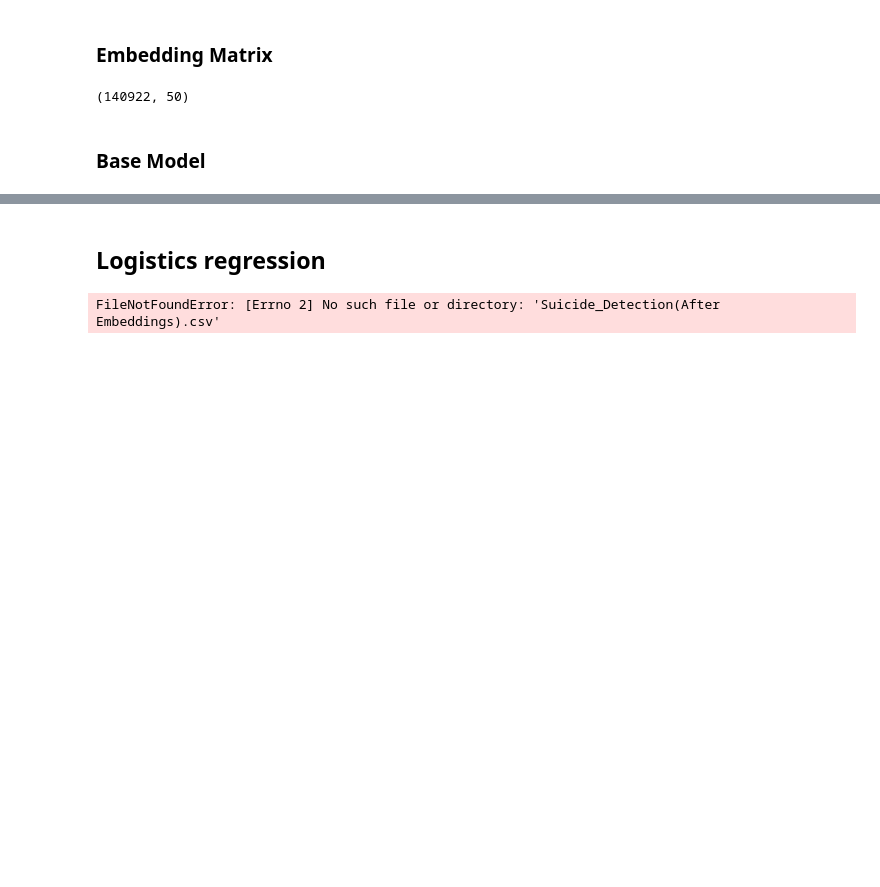
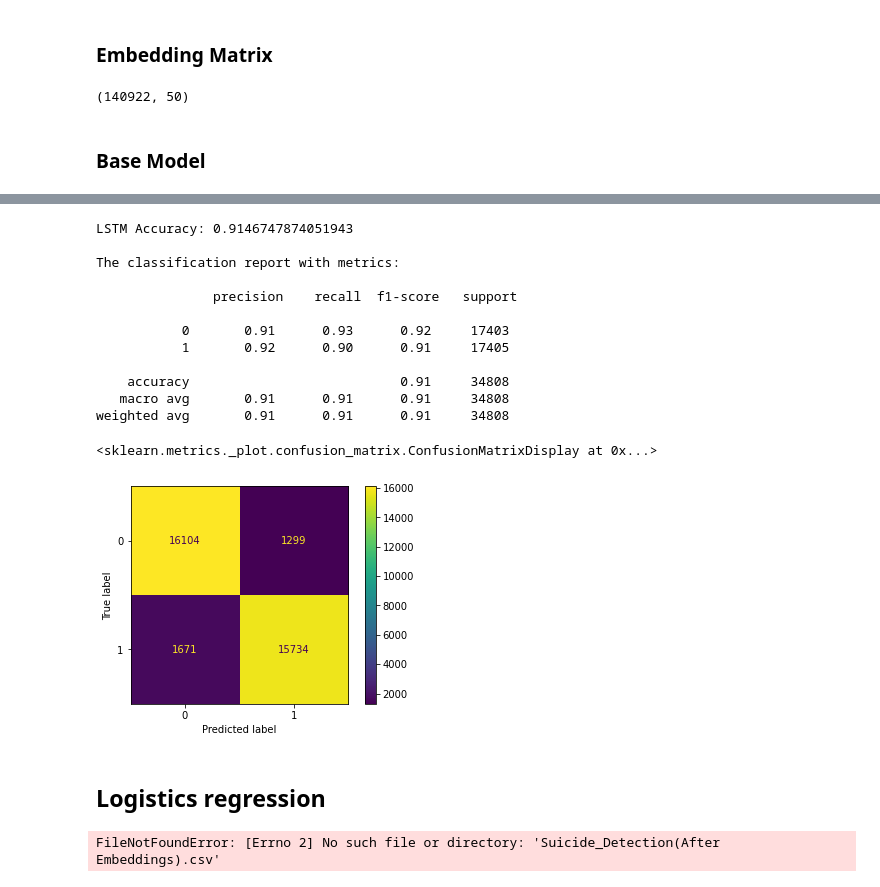
Before and after one commit to zw1010/KeepYourselfSafe, a Jupyter notebook: KeepYourselfSafe.ipynb, the cells around one changed output, grey strips where cells are left out. Saved outputs shown, nothing was run; the diff lists cells and outputs as text; code cells hidden in the pictures; blank space fills up the shorter version.

```diff
--- a/KeepYourselfSafe.ipynb
+++ b/KeepYourselfSafe.ipynb
@@ -1006,0 +1013,9 @@ Epoch 20/20
+# %%
+lstm_model_base_y_pred = lstm_model_base.predict(x_val)
+# %%
+lstm_model_base_y_pred_new = []
+for prediction in lstm_model_base_y_pred:
+    if prediction >= 0.5:
+        lstm_model_base_y_pred_new.append(1)
+    else:
+        lstm_model_base_y_pred_new.append(0)
@@ -1007,3 +1027,25 @@ Epoch 20/20
+# %%
+# Results
+print("LSTM Accuracy:", accuracy_score(y_val, lstm_model_base_y_pred_new))
+print("\nThe classification report with metrics: \n\n", classification_report(y_val, lstm_model_base_y_pred_new))
+cm = confusion_matrix(y_val, lstm_model_base_y_pred_new)
+display = ConfusionMatrixDisplay(confusion_matrix=cm)
+display.plot()
+# %% [output]
+LSTM Accuracy: 0.9146747874051943
+
+The classification report with metrics:
+
+               precision    recall  f1-score   support
+
+           0       0.91      0.93      0.92     17403
+           1       0.92      0.90      0.91     17405
+
+    accuracy                           0.91     34808
+   macro avg       0.91      0.91      0.91     34808
+weighted avg       0.91      0.91      0.91     34808
+<sklearn.metrics._plot.confusion_matrix.ConfusionMatrixDisplay at 0x...>
+[figure, added]
 # %% [markdown]
 ## Logistics regression
 # %%
```
Also changed, not shown: parts of 6 cells of this notebook.
